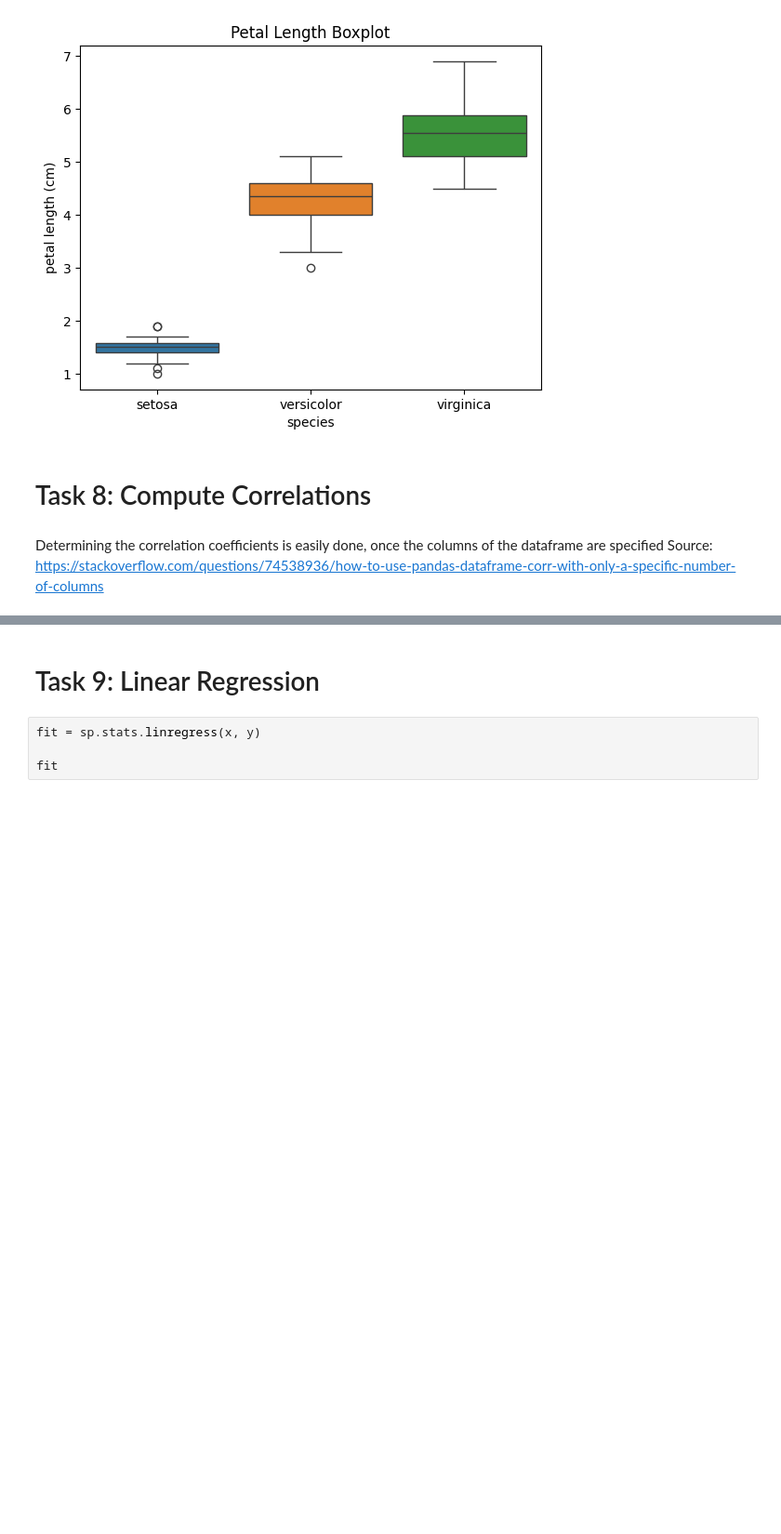
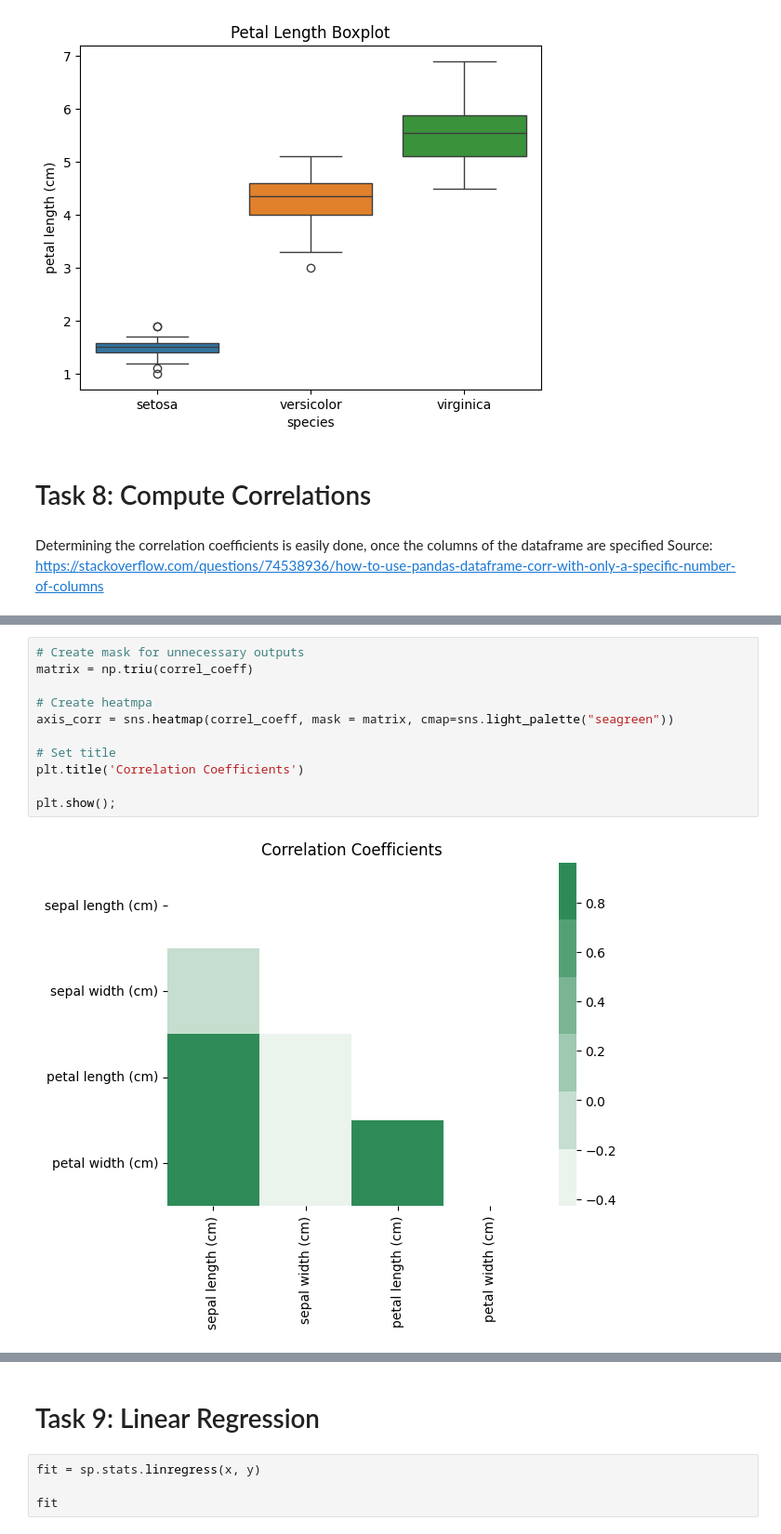
Before and after one commit to danielfinnerty/principles_of_data_analytics, a Jupyter notebook: tasks.ipynb, the cells around one changed output, grey strips where cells are left out. Shown at 93% size. Saved outputs shown, nothing was run; the diff lists cells and outputs as text; blank space fills up the shorter version.

```diff
--- a/tasks.ipynb
+++ b/tasks.ipynb
@@ -417,0 +436,13 @@ plt.show()
+# %%
+# Create mask for unnecessary outputs
+matrix = np.triu(correl_coeff)
+
+# Create heatmpa
+axis_corr = sns.heatmap(correl_coeff, mask = matrix, cmap=sns.light_palette("seagreen"))
+
+# Set title
+plt.title('Correlation Coefficients')
+
+plt.show();
+# %% [output]
+[figure, added]
```
Also changed, not shown: parts of 7 cells of this notebook.
